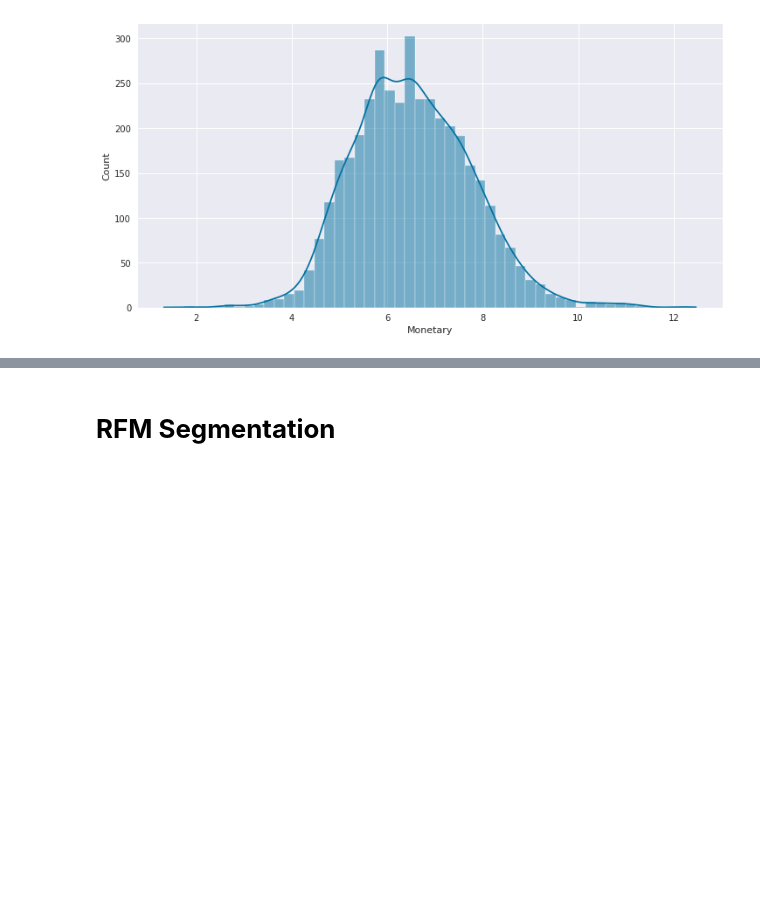
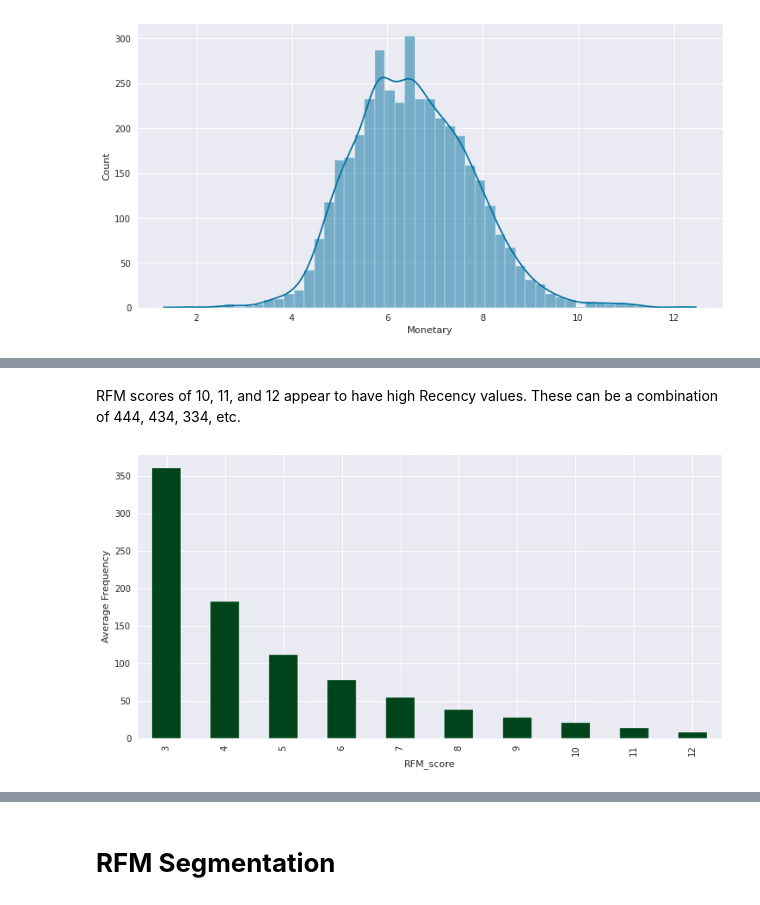
Before and after one commit to RupeshSharma14/Online-Retail-Customer-Segmentation, a Jupyter notebook: Online_Retail_Customer_Segmentation.ipynb, the cells around one changed output, grey strips where cells are left out. Drawn from its saved outputs; the diff is of its cells as text; code cells hidden in the pictures; blank space fills up the shorter version.

```diff
--- a/Online_Retail_Customer_Segmentation.ipynb
+++ b/Online_Retail_Customer_Segmentation.ipynb
@@ -592,0 +602,10 @@ plt.show()
+# %% [markdown]
+RFM scores of 10, 11, and 12 appear to have high Recency values. These can be a combination of 444, 434, 334, etc.
+# %%
+# Analyzing RFM score wrt average Frequency
+
+rfm_df.groupby("RFM_score")["Frequency"].mean().plot(kind = "bar", colormap = "Greens_r")
+plt.ylabel("Average Frequency")
+plt.show()
+# %% [output]
+[figure, added]
```
Also changed, not shown: parts of 66 cells of this notebook.
